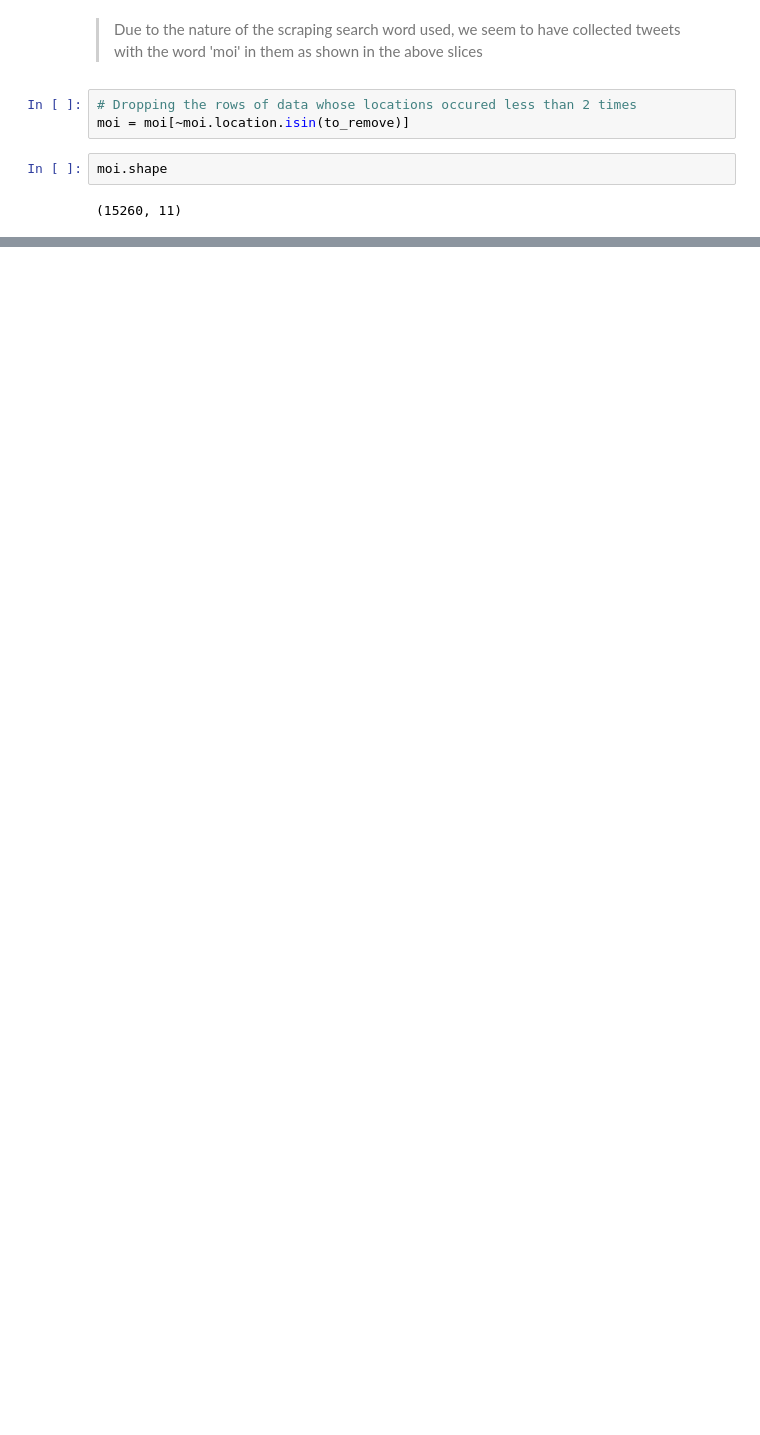
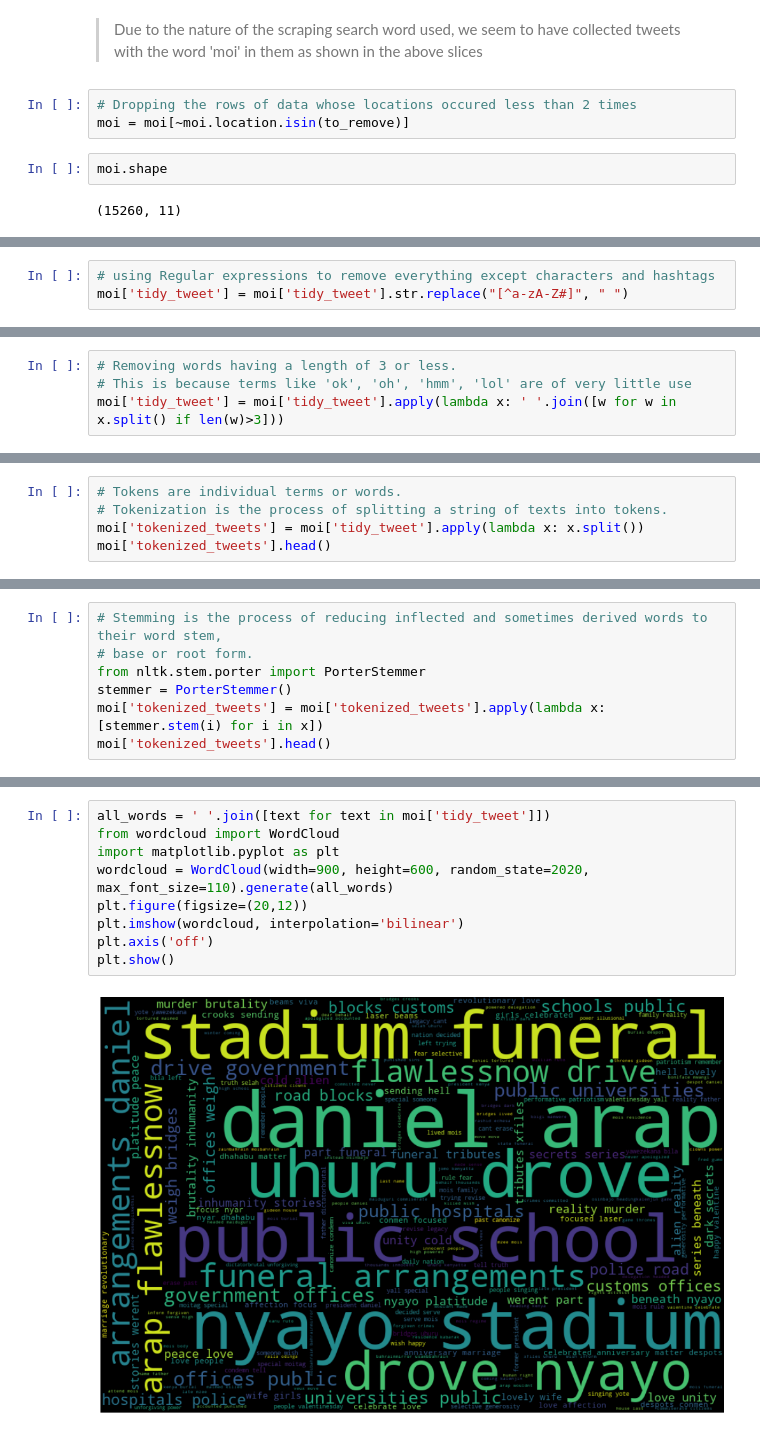
Before and after one commit to KuriaDan/Moi-death-Tweeps-reaction, a Jupyter notebook: Moi Tweets sentiment analysis.ipynb, the cells around one changed output, grey strips where cells are left out. Drawn from its saved outputs; the diff is of its cells as text; blank space fills up the shorter version.

Commit message:
Cleaning, tokenization and stemming done. Created a WordCloud too

```diff
--- a/Moi Tweets sentiment analysis.ipynb
+++ b/Moi Tweets sentiment analysis.ipynb
@@ -248,0 +324,3 @@ moi.head()
+# %%
+# using Regular expressions to remove everything except characters and hashtags
+moi['tidy_tweet'] = moi['tidy_tweet'].str.replace("[^a-zA-Z#]", " ")
@@ -248,0 +329,4 @@ moi.head()
+# %%
+# Removing words having a length of 3 or less.
+# This is because terms like 'ok', 'oh', 'hmm', 'lol' are of very little use
+moi['tidy_tweet'] = moi['tidy_tweet'].apply(lambda x: ' '.join([w for w in x.split() if len(w)>3]))
@@ -248,0 +345,5 @@ moi.head()
+# %%
+# Tokens are individual terms or words.
+# Tokenization is the process of splitting a string of texts into tokens.
+moi['tokenized_tweets'] = moi['tidy_tweet'].apply(lambda x: x.split())
+moi['tokenized_tweets'].head()
@@ -248,0 +359,7 @@ moi.head()
+# %%
+# Stemming is the process of reducing inflected and sometimes derived words to their word stem,
+# base or root form.
+from nltk.stem.porter import PorterStemmer
+stemmer = PorterStemmer()
+moi['tokenized_tweets'] = moi['tokenized_tweets'].apply(lambda x: [stemmer.stem(i) for i in x])
+moi['tokenized_tweets'].head()
@@ -248,0 +386,11 @@ moi.head()
+# %%
+all_words = ' '.join([text for text in moi['tidy_tweet']])
+from wordcloud import WordCloud
+import matplotlib.pyplot as plt
+wordcloud = WordCloud(width=900, height=600, random_state=2020, max_font_size=110).generate(all_words)
+plt.figure(figsize=(20,12))
+plt.imshow(wordcloud, interpolation='bilinear')
+plt.axis('off')
+plt.show()
+# %% [output]
+[figure, added]
```
Also changed, not shown: parts of 26 cells of this notebook.
